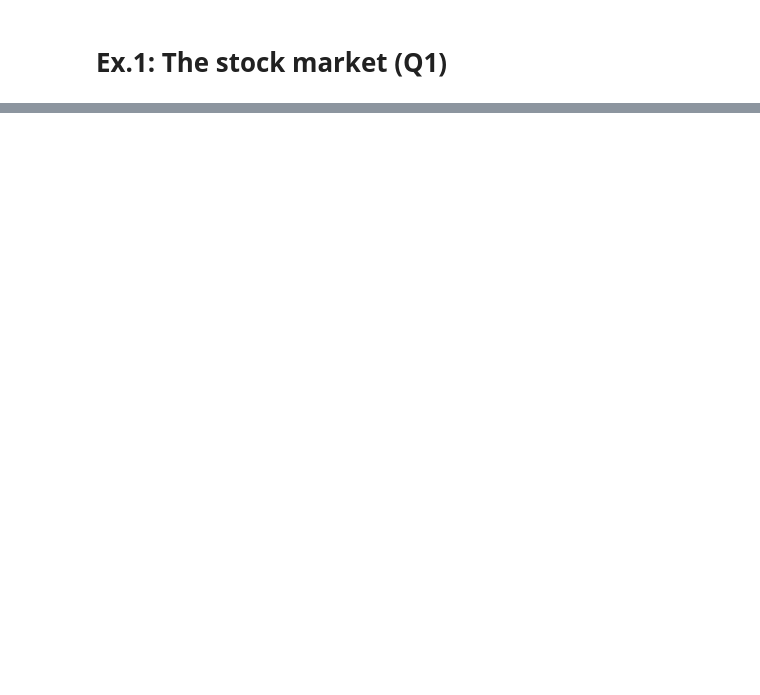
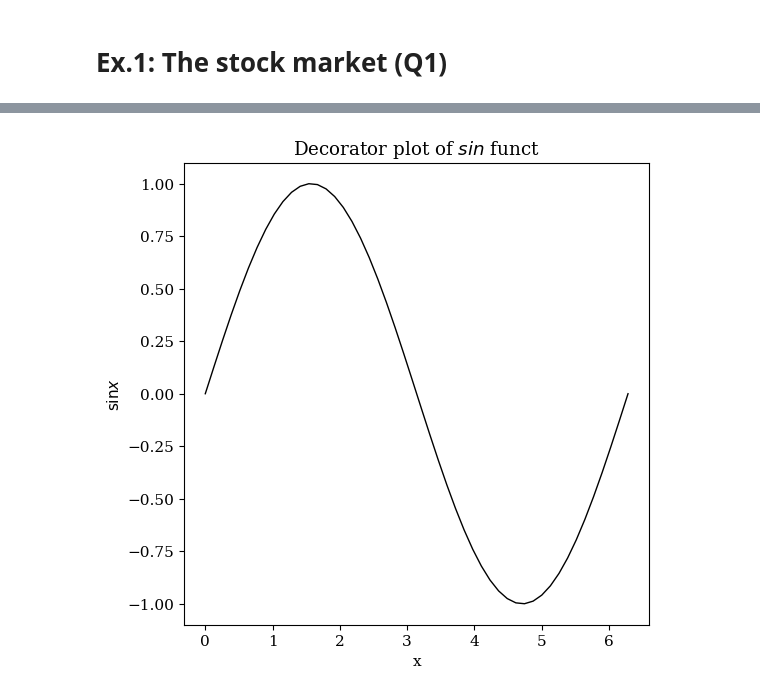
Before and after one commit to ludovicobizzarri/scientificcomputing_bicocca_2024, a Jupyter notebook: working/Exercises Lesson 7/Exercises Lesson 7.ipynb, the cells around one changed output, grey strips where cells are left out. Saved outputs shown, nothing was run; the diff lists cells and outputs as text; code cells hidden in the pictures; blank space fills up the shorter version.

```diff
--- a/working/Exercises Lesson 7/Exercises Lesson 7.ipynb
+++ b/working/Exercises Lesson 7/Exercises Lesson 7.ipynb
@@ -374,0 +288,11 @@ def c_MCstock(N_samples):
+# %%
+x = np.linspace(0,2*np.pi)
+y = np.sin(x)
+
+x_label = 'x'
+y_label = r'$\sin{x}$'
+title = r'Decorator plot of $sin$ funct'
+
+plot_funct(x,y,x_label,y_label,title)
+# %% [output]
+[figure, added]
```
Also changed, not shown: parts of 16 cells of this notebook, 2 other files.
